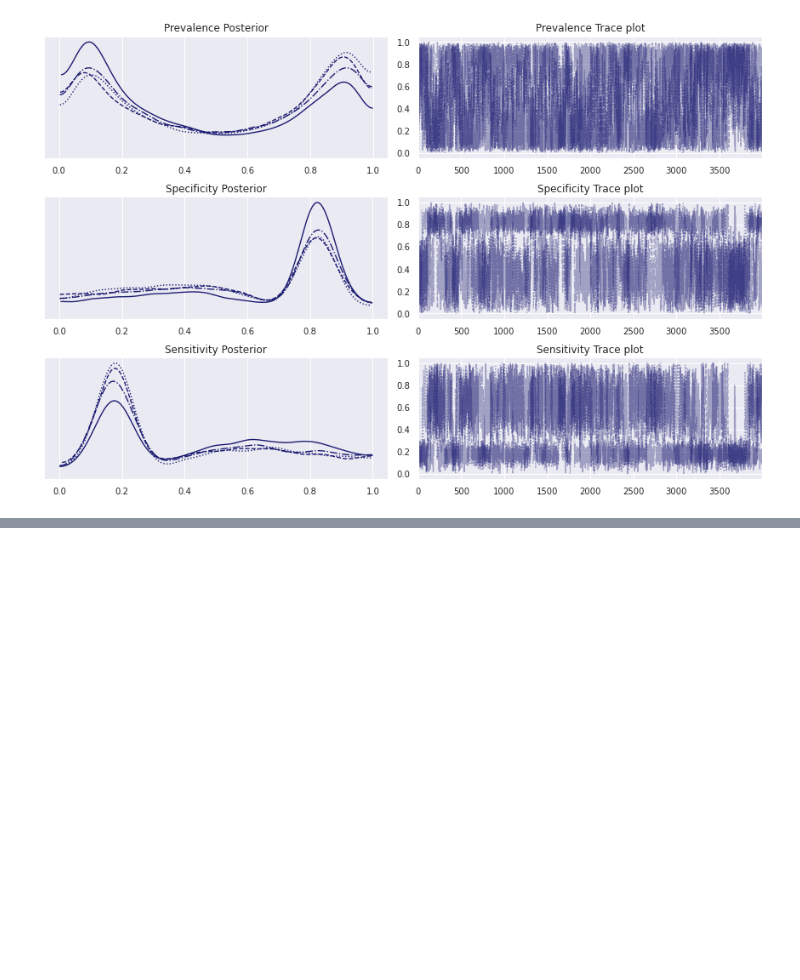
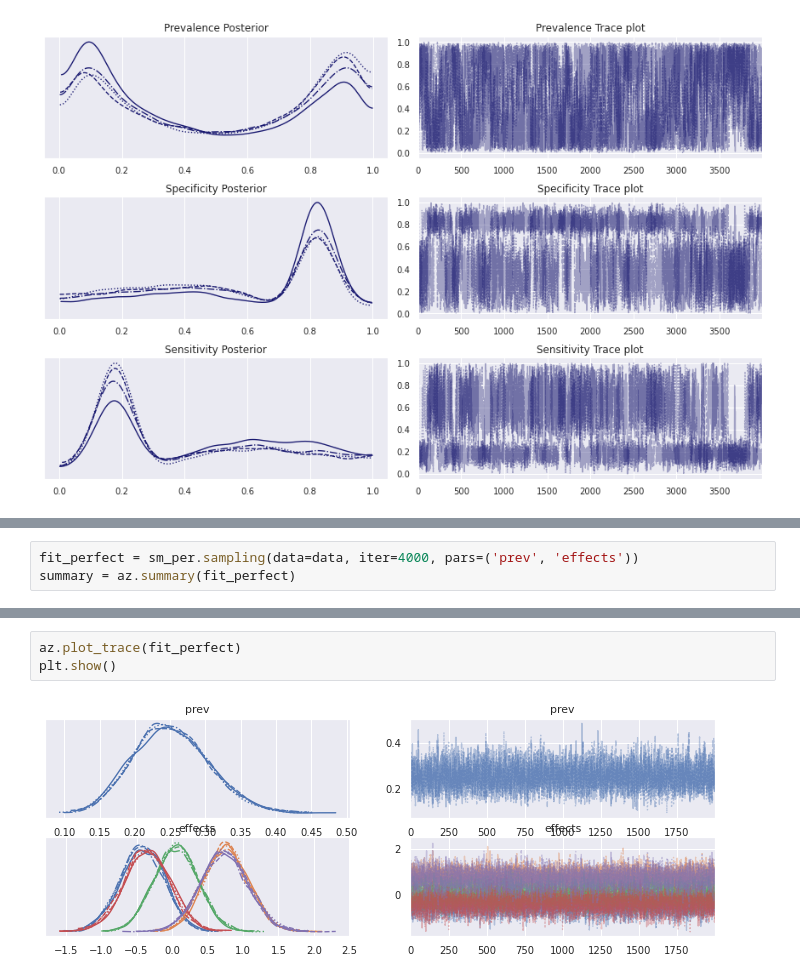
Before and after one commit to lucasmoschen/rds-bayesian-analysis-tcc, a Jupyter notebook: notebooks_book/imperfect_test.ipynb, the cells around one changed output, grey strips where cells are left out. Saved outputs shown, nothing was run; the diff lists cells and outputs as text; blank space fills up the shorter version.

```diff
--- a/notebooks_book/imperfect_test.ipynb
+++ b/notebooks_book/imperfect_test.ipynb
@@ -258,0 +257,3 @@ plt.show()
+# %%
+fit_perfect = sm_per.sampling(data=data, iter=4000, pars=('prev', 'effects'))
+summary = az.summary(fit_perfect)
@@ -258,0 +270,5 @@ plt.show()
+# %%
+az.plot_trace(fit_perfect)
+plt.show()
+# %% [output]
+[figure, added]
```
Also changed, not shown: parts of 15 cells of this notebook, 6 other files.
